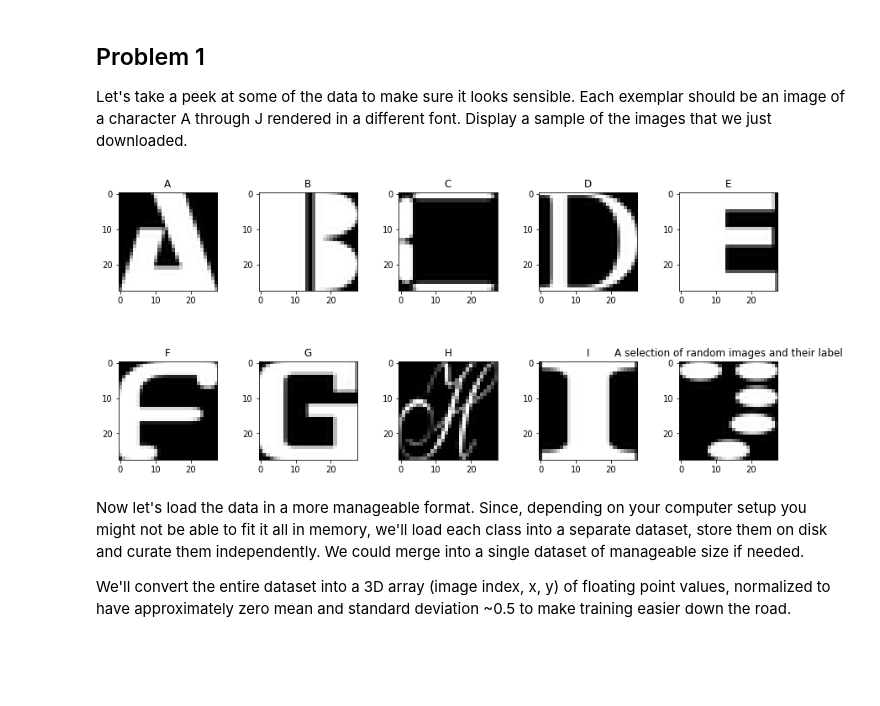
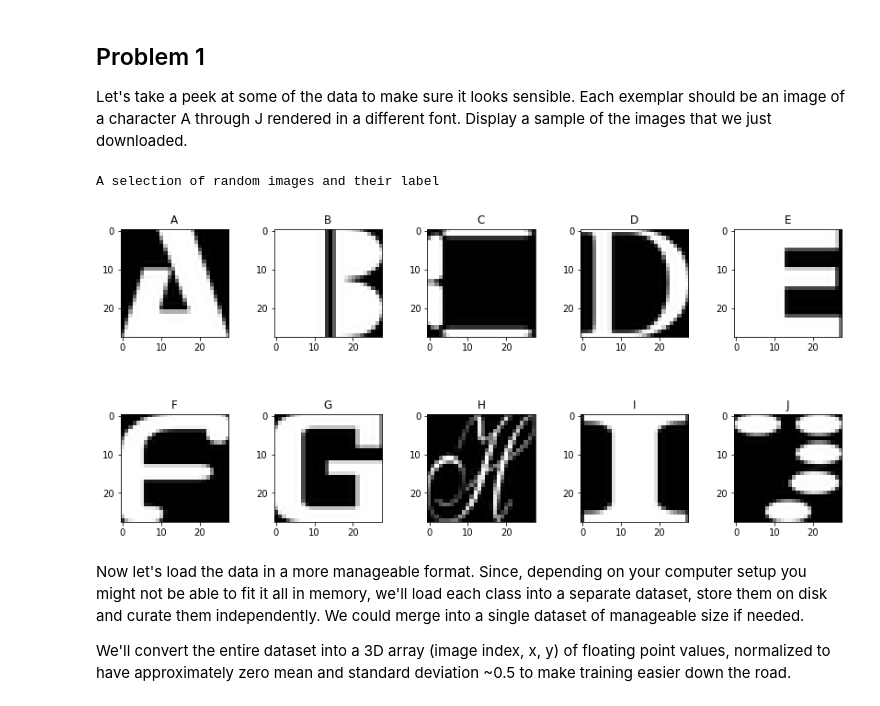
Before and after one commit to fulll/hiring, a Jupyter notebook: DataScience/data-science-level-2.ipynb, the cells around one changed output. Drawn from its saved outputs; the diff is of its cells as text; code cells hidden in the pictures; blank space fills up the shorter version.

```diff
--- a/DataScience/data-science-level-2.ipynb
+++ b/DataScience/data-science-level-2.ipynb
@@ -117,35 +117,36 @@ def get_img_sample(folder):
     # Gonna go through each folder to extrat the folder name and import a random image
     for i in range(0,len(folder)):
         current_folder = folder[i]
         folder_name = current_folder[-1]
         # Generating a random index
         random_value = np.random.randint(low=0, high=len(os.listdir(current_folder)), size=1,)[0]
         # Sampeling an image path with the random index
         img_path = os.path.join(current_folder,os.listdir(current_folder)[random_value])
         # Appending the (folder name , random image array) to a list
         samples.append((folder_name,plt.imread(img_path)))
 
     return samples
 
 def plt_sample(sample):
     """ Plot a sample of images """
     fig=plt.figure(figsize=(12,6))
     rows = 2
     columns = 5
     for idx,val in enumerate(sample):
 
         fig.add_subplot(rows, columns, idx+1)
         plt.imshow(val[1], cmap="gray")
         plt.title(val[0])
 
     fig.tight_layout(pad=3.0)
-    plt.title("A selection of random images and their label")
     plt.show()
 
 samples = get_img_sample(train_folders)
+print("A selection of random images and their label")
 plt_sample(samples)
 # %% [output]
+A selection of random images and their label
-[figure, old version]
+[figure, new version]
 # %%
 # As we can see, each random image seems to correspond to its label/folder name.Everything seems to be in order.
 # %% [markdown]
```
Also changed, not shown: parts of 1 cell of this notebook.
